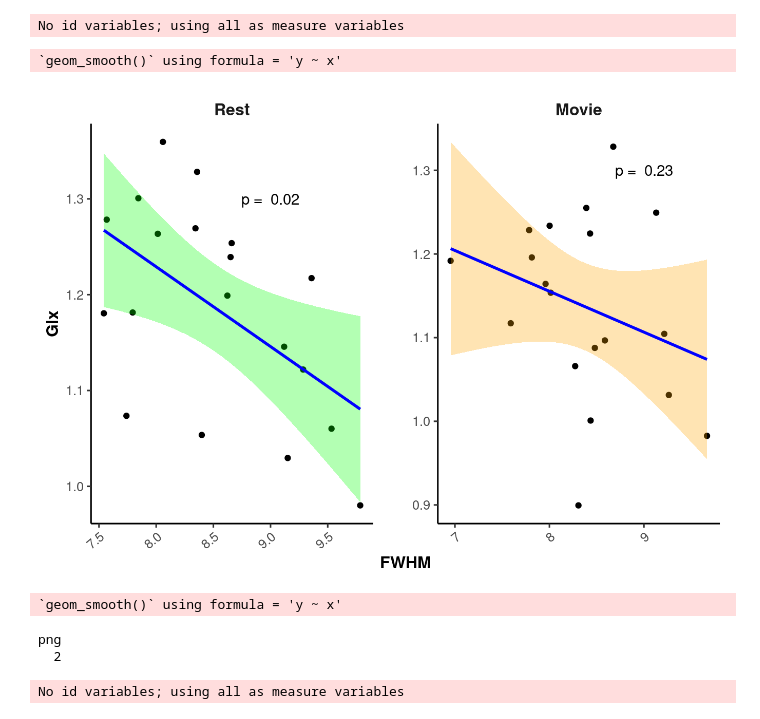
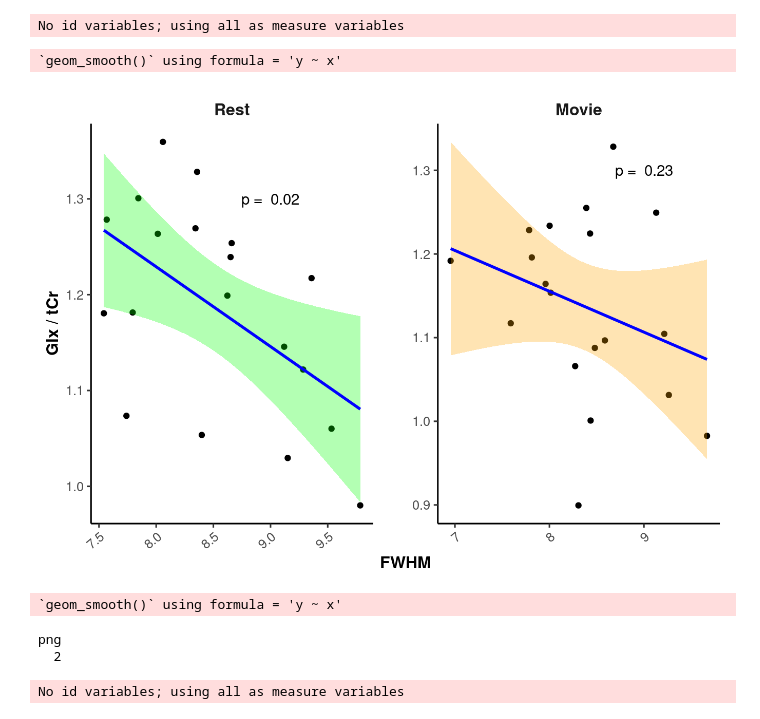
Before and after one commit to WeberLab/EI_Hurst_Manuscript, a Jupyter notebook: notebooks/EI_Hurst_Revised.embed.ipynb, the cells around one changed output. Saved outputs shown, nothing was run; the diff lists cells and outputs as text; code cells hidden in the pictures.

```diff
--- a/notebooks/EI_Hurst_Revised.embed.ipynb
+++ b/notebooks/EI_Hurst_Revised.embed.ipynb
@@ -454,33 +455,34 @@ No id variables; using all as measure variables
 # %%
 dat_text <- data.frame(
   label = c(paste("p = ", round(Restglxcortest$p.value, 2)), paste("p = ", round(Movieglxcortest$p.value, 2))),
   Condition = c("Rest", "Movie"),
   x = c(9, 9),
   y = c(1.3, 1.3)
 )
 (glu_FWHM_plot <- ggplot(data = glxfwhm, aes(x = FWHM, y = Glx, color = Condition, fill = Condition)) +
   geom_point(color = "black") +
   geom_smooth(method = "lm", color = "blue", aes(fill = Condition), alpha = 0.3) +
   theme_classic(base_size = 12) +
   theme(
     strip.background = element_blank(), strip.text.x = element_text(size = 12, face = "bold"),
     axis.title = element_text(face = "bold"), legend.title = element_text(face = "bold")
   ) +
   theme(legend.position = "none") +
   facet_wrap(~ factor(Condition, levels = c("Rest", "Movie")), scales="free") +
   geom_text(
     data = dat_text,
     mapping = aes(x = x, y = y, label = label),
     inherit.aes = FALSE
   ) +
+  ylab("Glx / tCr") +
   scale_x_continuous(guide = guide_axis(angle = 40)) +
   theme(panel.spacing = unit(2, "lines")) +
   #scale_color_manual(values = c("Rest" = "green", "Movie" = "orange")) #+
   scale_fill_manual(values = c("Rest" = "green", "Movie" = "orange"))
 )
 # %% [output]
 `geom_smooth()` using formula = 'y ~ x'
-[figure, old version]
+[figure, new version]
 `geom_smooth()` using formula = 'y ~ x'
 png
   2
```
Also changed, not shown: parts of 12 cells of this notebook, 40 other files.
